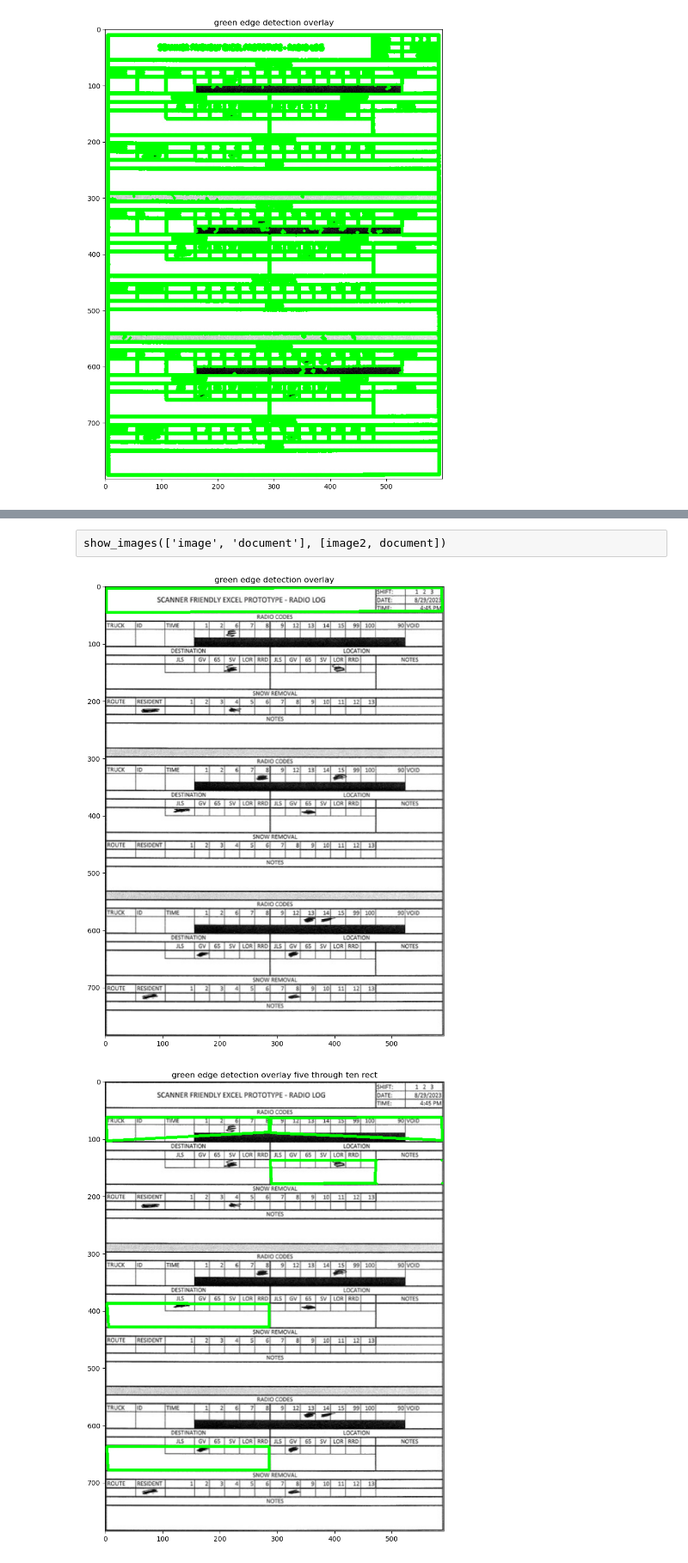
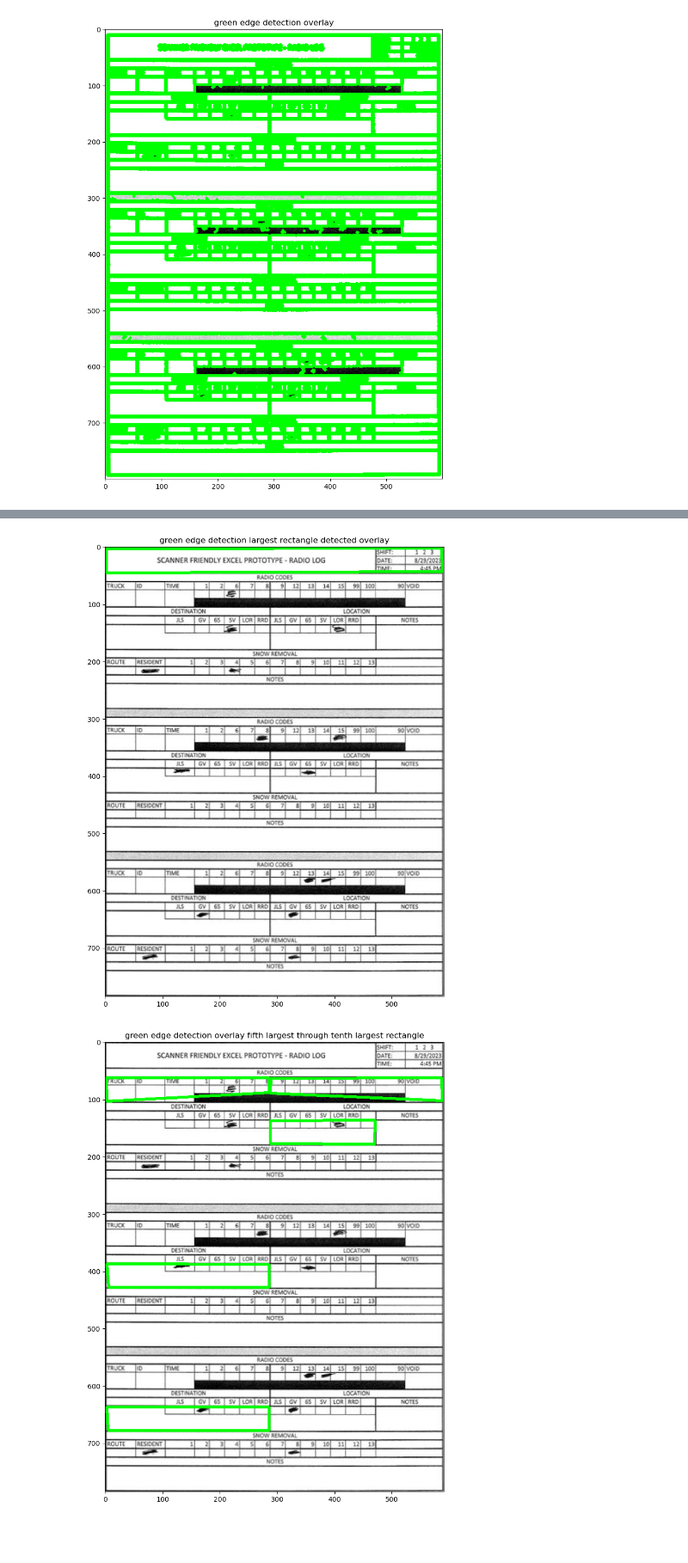
Before and after one commit to MikSm1th/opencv_city_of_cleveland, a Jupyter notebook: writereader/clean_workflow.ipynb, the cells around one changed output, grey strips where cells are left out. Shown at 86% size. Saved outputs shown, nothing was run; the diff lists cells and outputs as text; code cells hidden in the pictures; blank space fills up the shorter version.

```diff
--- a/writereader/clean_workflow.ipynb
+++ b/writereader/clean_workflow.ipynb
@@ -141,5 +121,3 @@ plt.show()
-# %% [raw]
-show_images(['image', 'document'], [image2, document])
 # %%
 gray_doc = cv2.cvtColor(document, cv2.COLOR_BGR2GRAY)
 blur_doc = cv2.GaussianBlur(gray_doc, (5, 5), 0)
@@ -156,27 +134,27 @@ grade_cnt = rect_cnts[1]
 cv2.drawContours(document, rect_cnts[:1], -1, green, 3)
 plt.imshow(document)
 #plt.pcolor(edged, cmap = cm.binary)
-plt.title('green edge detection overlay')
+plt.title('green edge detection largest rectangle detected overlay')
 plt.show()
 # %% [output]
-[figure, old version]
+[figure, new version]
 # %%
 gray_doc = cv2.cvtColor(document1, cv2.COLOR_BGR2GRAY)
 blur_doc = cv2.GaussianBlur(gray_doc, (5, 5), 0)
 edge_doc = cv2.Canny(blur_doc, 10, 70)
 contours, _ = cv2.findContours(edge_doc, cv2.RETR_EXTERNAL, cv2.CHAIN_APPROX_SIMPLE)
 
 
 rect_cnts = get_rect_cnts(contours)
 # outline of the questions
 biggest_cnt = rect_cnts[0]
 # outline of the grade
 grade_cnt = rect_cnts[1]
 
 cv2.drawContours(document1, rect_cnts[4:9], -1, green, 3)
 plt.imshow(document1)
 #plt.pcolor(edged, cmap = cm.binary)
-plt.title('green edge detection overlay five through ten rect')
+plt.title('green edge detection overlay fifth largest through tenth largest rectangle')
 plt.show()
 # %% [output]
-[figure, old version]
+[figure, new version]
```
Also changed, not shown: parts of 9 cells of this notebook, 1 other file.
